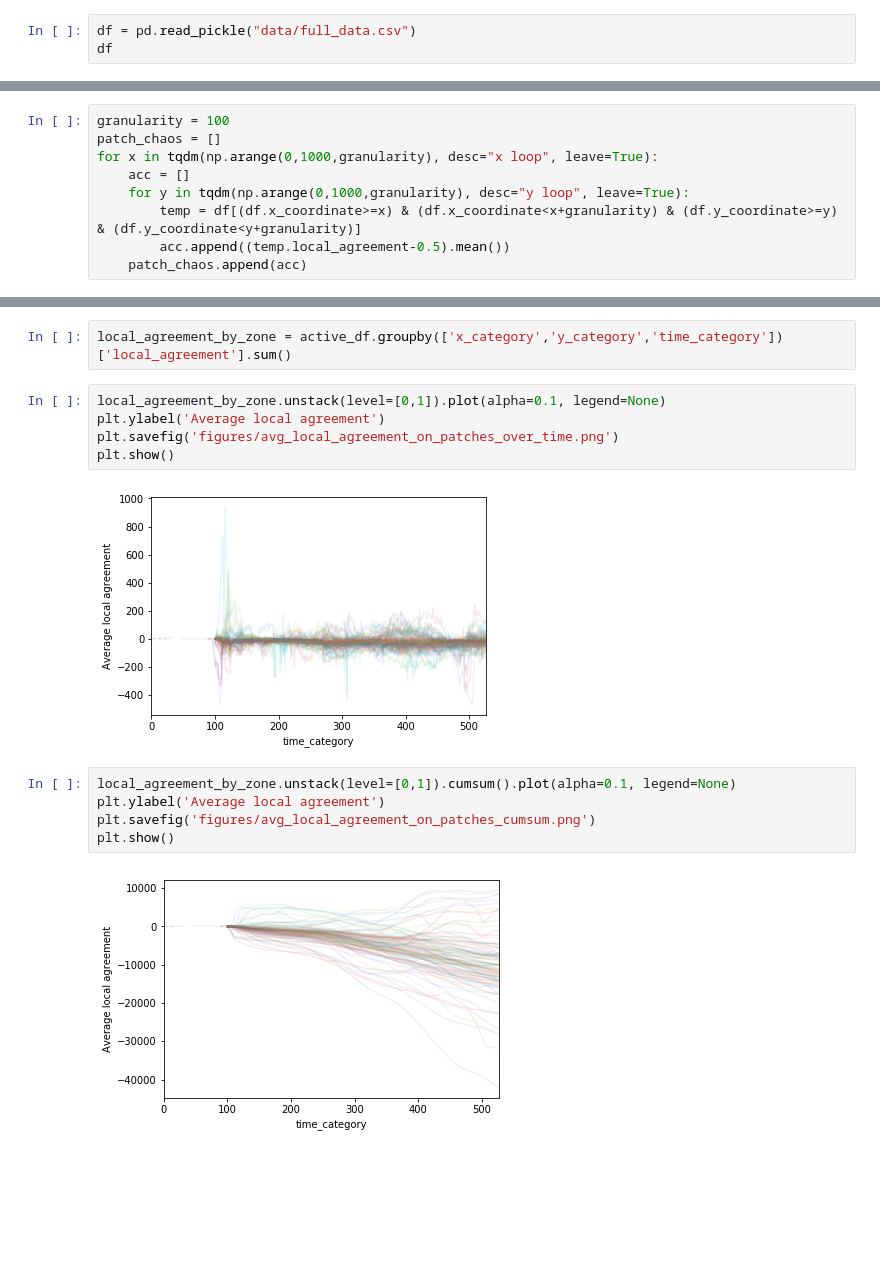
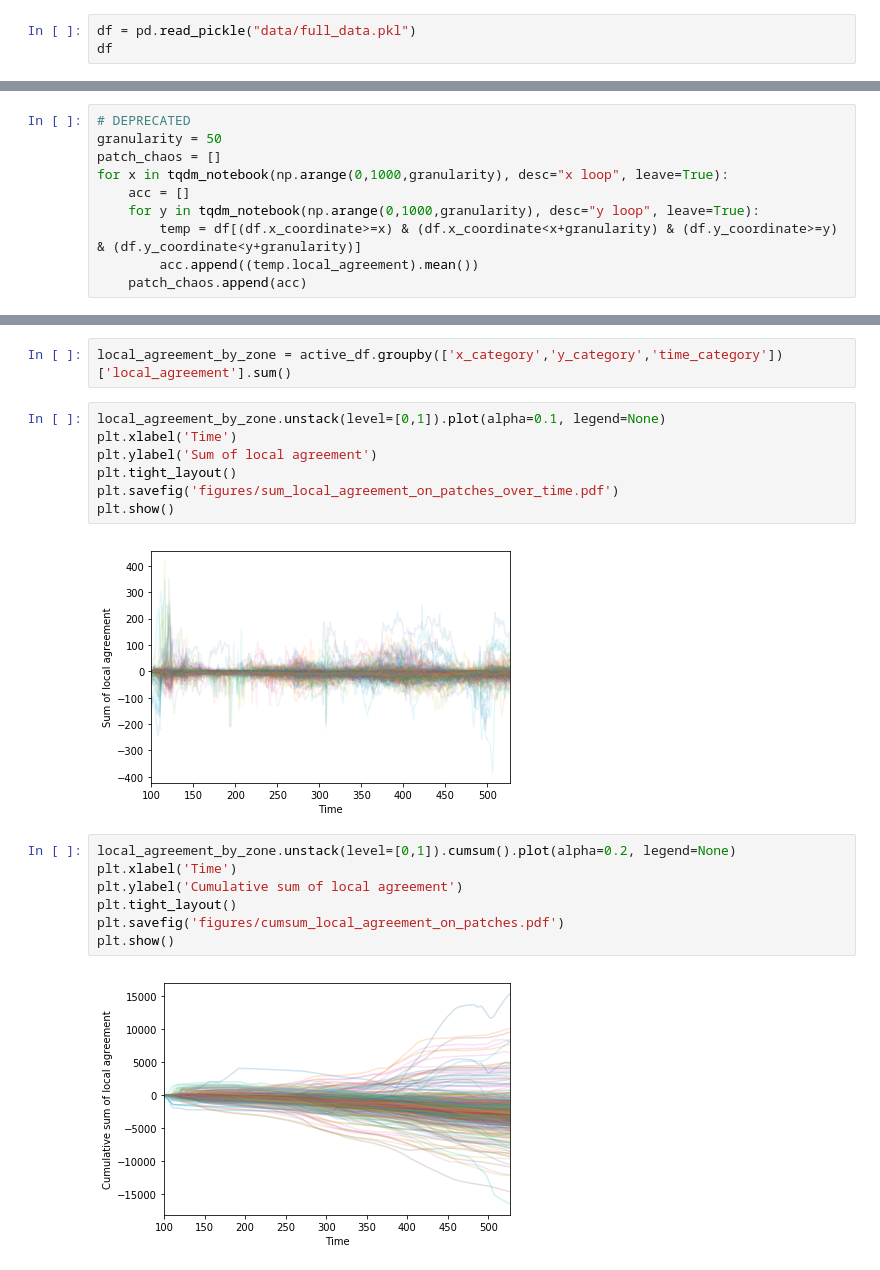
Before and after one commit to JRappaz/rePlace, a Jupyter notebook: chaos_measure.ipynb, the cells around one changed output, grey strips where cells are left out. Saved outputs shown, nothing was run; the diff lists cells and outputs as text; blank space fills up the shorter version.

```diff
--- a/chaos_measure.ipynb
+++ b/chaos_measure.ipynb
@@ -10,3 +8,3 @@ The autoreload extension is already loaded. To reload it, use:
 # %%
-df = pd.read_pickle("data/full_data.csv")
+df = pd.read_pickle("data/full_data.pkl")
 df
@@ -13,11 +30,12 @@ df
 # %%
 df['local_agreement'] = df['local_agreement'] - 0.5
 # %%
-granularity = 100
+# DEPRECATED
+granularity = 50
 patch_chaos = []
-for x in tqdm(np.arange(0,1000,granularity), desc="x loop", leave=True):
+for x in tqdm_notebook(np.arange(0,1000,granularity), desc="x loop", leave=True):
     acc = []
-    for y in tqdm(np.arange(0,1000,granularity), desc="y loop", leave=True):
+    for y in tqdm_notebook(np.arange(0,1000,granularity), desc="y loop", leave=True):
         temp = df[(df.x_coordinate>=x) & (df.x_coordinate<x+granularity) & (df.y_coordinate>=y) & (df.y_coordinate<y+granularity)]
-        acc.append((temp.local_agreement-0.5).mean())
+        acc.append((temp.local_agreement).mean())
     patch_chaos.append(acc)
@@ -65,15 +149,19 @@ active_df = df[df['time_category']>=100]
 local_agreement_by_zone = active_df.groupby(['x_category','y_category','time_category'])['local_agreement'].sum()
 # %%
 local_agreement_by_zone.unstack(level=[0,1]).plot(alpha=0.1, legend=None)
-plt.ylabel('Average local agreement')
-plt.savefig('figures/avg_local_agreement_on_patches_over_time.png')
+plt.xlabel('Time')
+plt.ylabel('Sum of local agreement')
+plt.tight_layout()
+plt.savefig('figures/sum_local_agreement_on_patches_over_time.pdf')
 plt.show()
 # %% [output]
-[figure, old version]
+[figure, new version]
 # %%
-local_agreement_by_zone.unstack(level=[0,1]).cumsum().plot(alpha=0.1, legend=None)
-plt.ylabel('Average local agreement')
-plt.savefig('figures/avg_local_agreement_on_patches_cumsum.png')
+local_agreement_by_zone.unstack(level=[0,1]).cumsum().plot(alpha=0.2, legend=None)
+plt.xlabel('Time')
+plt.ylabel('Cumulative sum of local agreement')
+plt.tight_layout()
+plt.savefig('figures/cumsum_local_agreement_on_patches.pdf')
 plt.show()
 # %% [output]
-[figure, old version]
+[figure, new version]
```
Also changed, not shown: parts of 13 cells of this notebook, 14 other files.
